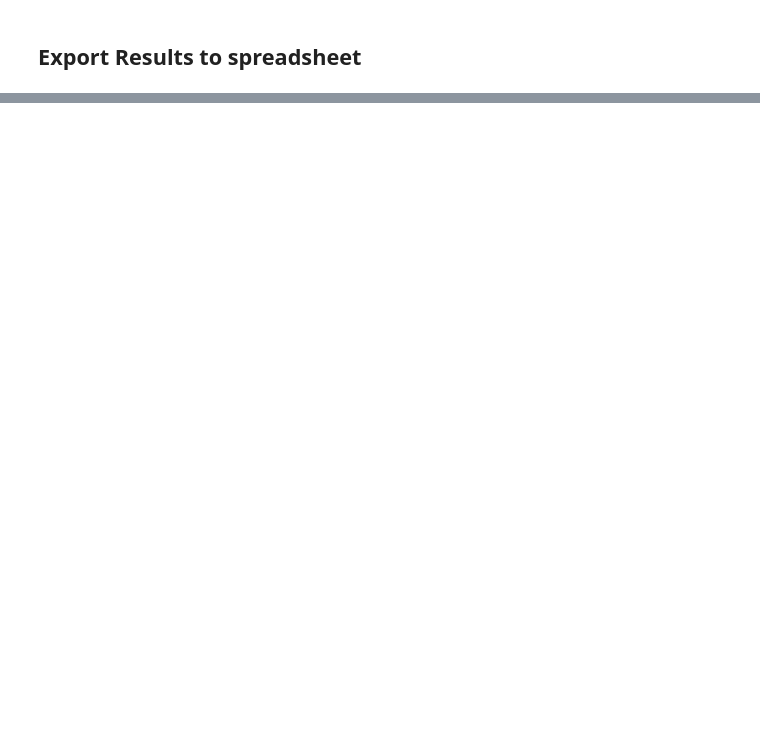
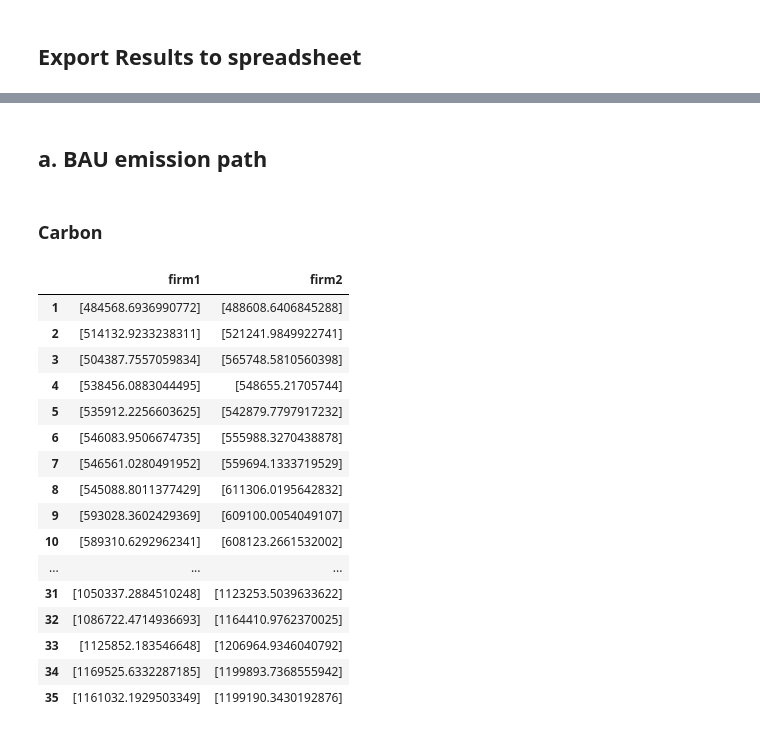
Before and after one commit to feryellassoued/A-non-cooperative-game-of-maritime-shippping-drivers-of-enviromental-governance, a Jupyter notebook: Main.ipynb, the cells around one changed output, grey strips where cells are left out. Drawn from its saved outputs; the diff is of its cells as text; code cells hidden in the pictures; blank space fills up the shorter version.

```diff
--- a/Main.ipynb
+++ b/Main.ipynb
@@ -759,10 +734,16 @@ plt.show()
 # %% [markdown]
 ## Export Results to spreadsheet
 # %%
-writer = pd.ExcelWriter('work.xlsx', engine='xlsxwriter')
-
+writer = pd.ExcelWriter('results.xlsx', engine='xlsxwriter')
 for periode in results.keys():
     for firm in results[periode].keys():
         sheet_name = "period" + str(periode) + firm
         results[periode][firm].to_excel(writer, sheet_name = sheet_name, index =False)
 writer.save()
+# %%
+writer_1 = pd.ExcelWriter('optimum_solution.xlsx', engine='xlsxwriter')
+for periode in optimum_solution.keys():
+    for firm in optimum_solution[periode].keys():
+        sheet_name = "period" + str(periode) + firm
+        optimum_solution[periode][firm].to_excel(writer_1, sheet_name = sheet_name, index =False)
+writer_1.save()
@@ -768,0 +752,33 @@ writer.save()
+# %%
+column_names = optimum_solution[1].keys()
+row_names = optimum_solution.keys()
+# %% [markdown]
+## a. BAU emission path
+# %% [markdown]
+### Carbon
+# %%
+carbon_emission = pd.DataFrame(columns = column_names,   index = row_names )
+
+for periode in optimum_solution.keys():
+    for firm in optimum_solution[periode].keys():
+        carbon_emission[firm][periode] = ((optimum_solution[periode][firm]["Carbon Emissions"]).values).astype(float)
+
+carbon_emission
+# %% [output]
+|  | firm1 | firm2 |
+| 1 | [484568.6936990772] | [488608.6406845288] |
+| 2 | [514132.9233238311] | [521241.9849922741] |
+| 3 | [504387.7557059834] | [565748.5810560398] |
+| 4 | [538456.0883044495] | [548655.21705744] |
+| 5 | [535912.2256603625] | [542879.7797917232] |
+| 6 | [546083.9506674735] | [555988.3270438878] |
+| 7 | [546561.0280491952] | [559694.1333719529] |
+| 8 | [545088.8011377429] | [611306.0195642832] |
+| 9 | [593028.3602429369] | [609100.0054049107] |
+| 10 | [589310.6292962341] | [608123.2661532002] |
+| ... | ... | ... |
+| 31 | [1050337.2884510248] | [1123253.5039633622] |
+| 32 | [1086722.4714936693] | [1164410.9762370025] |
+| 33 | [1125852.183546648] | [1206964.9346040792] |
+| 34 | [1169525.6332287185] | [1199893.7368555942] |
+| 35 | [1161032.1929503349] | [1199190.3430192876] |
```
Also changed, not shown: parts of 32 cells of this notebook.
